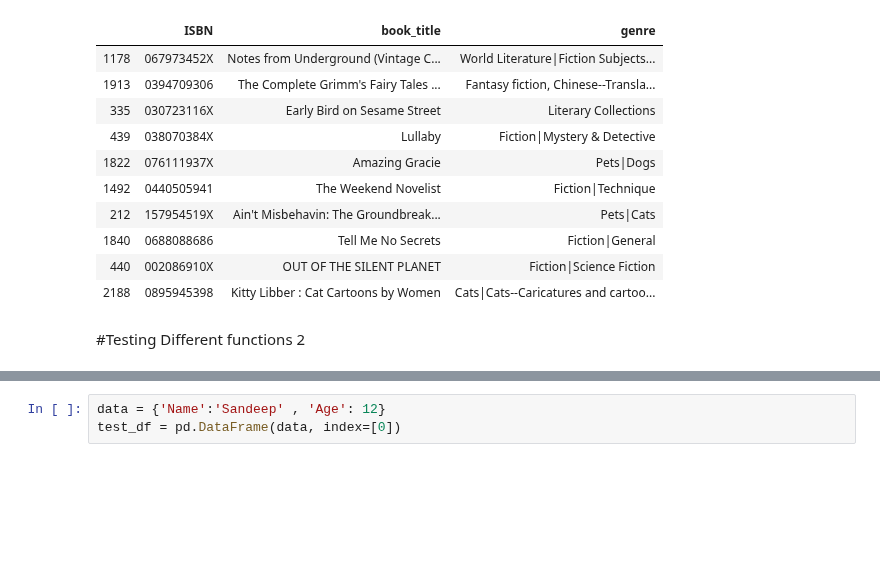
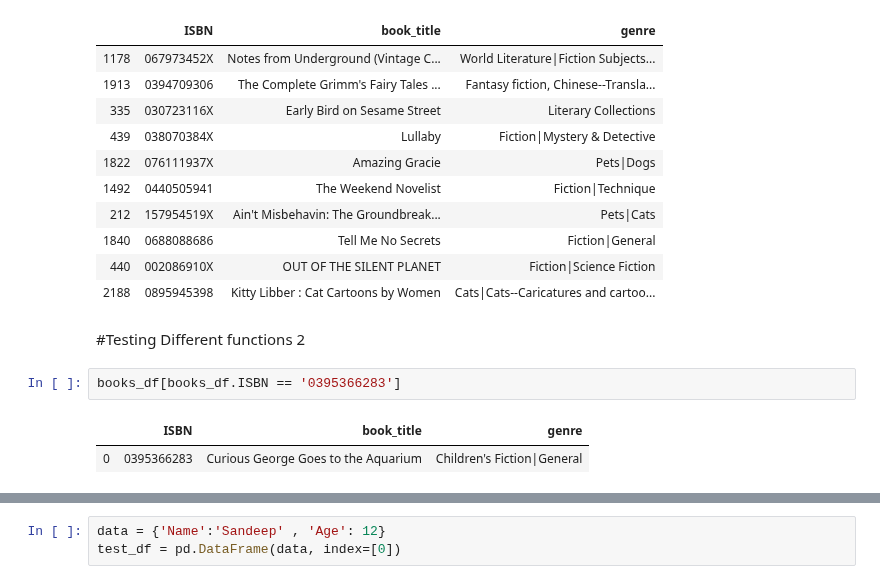
Before and after one commit to Pager07/Book-Recommendation, a Jupyter notebook: flaskblog/SVDHomeWork.ipynb, the cells around one changed output, grey strips where cells are left out. Drawn from its saved outputs; the diff is of its cells as text; blank space fills up the shorter version.

```diff
--- a/flaskblog/SVDHomeWork.ipynb
+++ b/flaskblog/SVDHomeWork.ipynb
@@ -334,4 +432,9 @@ highest_scored_unseen_books.rename(columns={494:'Prediction'}).sort_values('Pred
 | 2188 | 0895945398 | Kitty Libber : Cat Cartoons by Women | Cats|Cats--Caricatures and cartoo... |
 # %% [markdown]
 #Testing Different functions 2
+# %%
+books_df[books_df.ISBN == '0395366283']
+# %% [output]
+|  | ISBN | book_title | genre |
+| 0 | 0395366283 | Curious George Goes to the Aquarium | Children's Fiction|General |
 # %%
```
Also changed, not shown: parts of 17 cells of this notebook, 4 other files.
